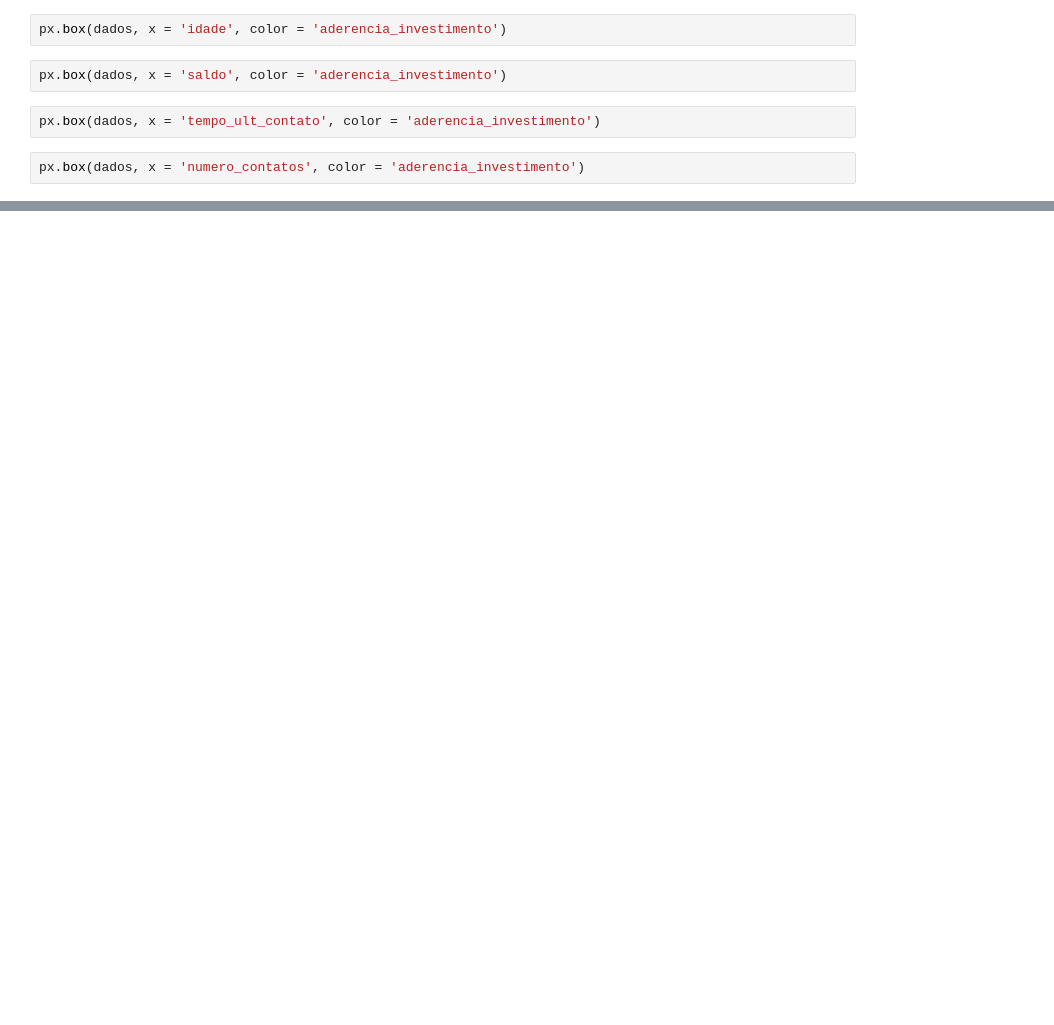
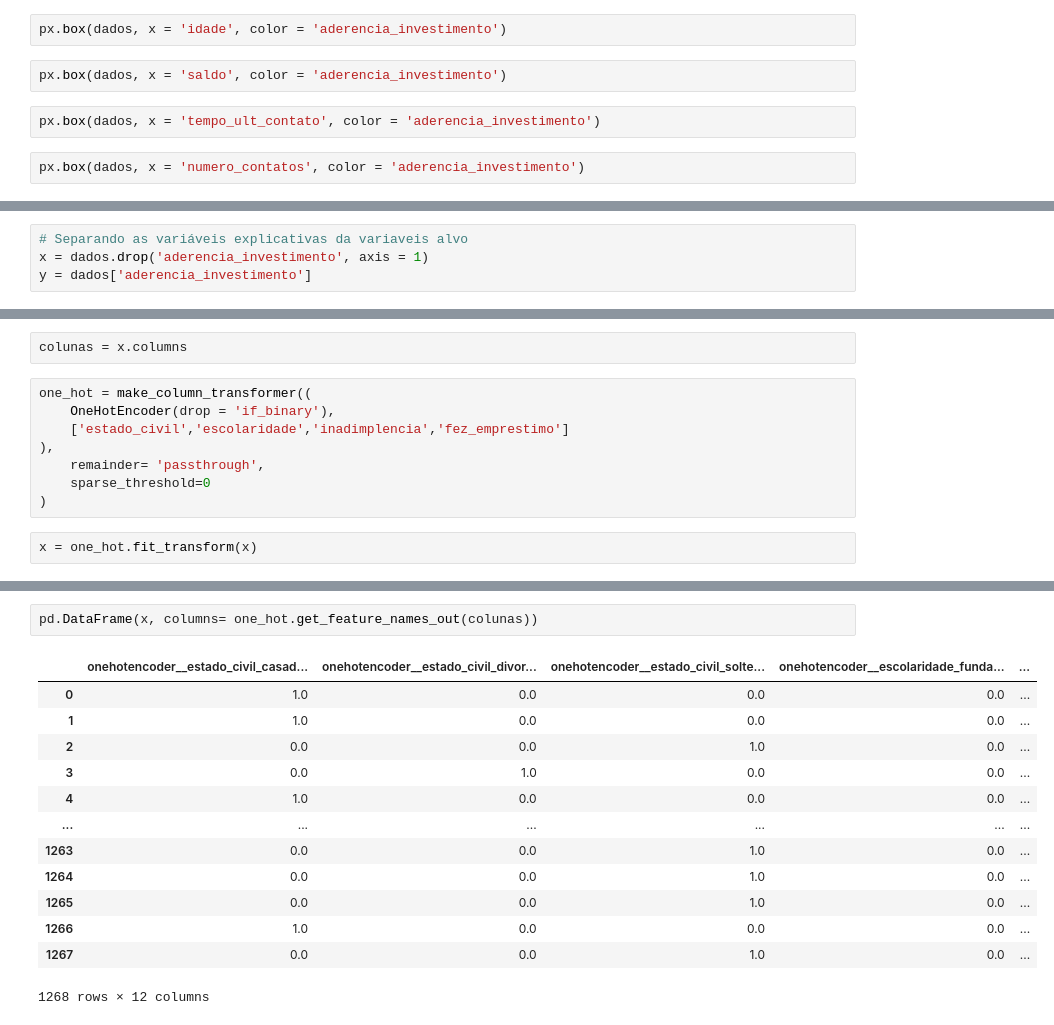
Before and after one commit to dfarneym/Apredendo_a_classificar_dados_com_machine_learning, a Jupyter notebook: projeto inicial-classificacao_ Primeiros passos.ipynb, the cells around one changed output, grey strips where cells are left out. Saved outputs shown, nothing was run; the diff lists cells and outputs as text; blank space fills up the shorter version.

Commit message:
Variaveis explicativas e variaveis alvo e construindo o algoritmo

```diff
--- a/projeto inicial-classificacao_ Primeiros passos.ipynb
+++ b/projeto inicial-classificacao_ Primeiros passos.ipynb
@@ -87,0 +109,4 @@ px.box(dados, x = 'numero_contatos', color = 'aderencia_investimento')
+# %%
+# Separando as variáveis explicativas da variaveis alvo
+x = dados.drop('aderencia_investimento', axis = 1)
+y = dados['aderencia_investimento']
@@ -87,0 +154,12 @@ px.box(dados, x = 'numero_contatos', color = 'aderencia_investimento')
+# %%
+colunas = x.columns
+# %%
+one_hot = make_column_transformer((
+    OneHotEncoder(drop = 'if_binary'),
+    ['estado_civil','escolaridade','inadimplencia','fez_emprestimo']
+),
+    remainder= 'passthrough',
+    sparse_threshold=0
+)
+# %%
+x = one_hot.fit_transform(x)
@@ -87,0 +195,16 @@ px.box(dados, x = 'numero_contatos', color = 'aderencia_investimento')
+# %%
+pd.DataFrame(x, columns= one_hot.get_feature_names_out(colunas))
+# %% [output]
+|  | onehotencoder__estado_civil_casad... | onehotencoder__estado_civil_divor... | onehotencoder__estado_civil_solte... | onehotencoder__escolaridade_funda... | ... |
+| 0 | 1.0 | 0.0 | 0.0 | 0.0 | ... |
+| 1 | 1.0 | 0.0 | 0.0 | 0.0 | ... |
+| 2 | 0.0 | 0.0 | 1.0 | 0.0 | ... |
+| 3 | 0.0 | 1.0 | 0.0 | 0.0 | ... |
+| 4 | 1.0 | 0.0 | 0.0 | 0.0 | ... |
+| ... | ... | ... | ... | ... | ... |
+| 1263 | 0.0 | 0.0 | 1.0 | 0.0 | ... |
+| 1264 | 0.0 | 0.0 | 1.0 | 0.0 | ... |
+| 1265 | 0.0 | 0.0 | 1.0 | 0.0 | ... |
+| 1266 | 1.0 | 0.0 | 0.0 | 0.0 | ... |
+| 1267 | 0.0 | 0.0 | 1.0 | 0.0 | ... |
+1268 rows × 12 columns
```
Also changed, not shown: parts of 9 cells of this notebook, 1 other file.
